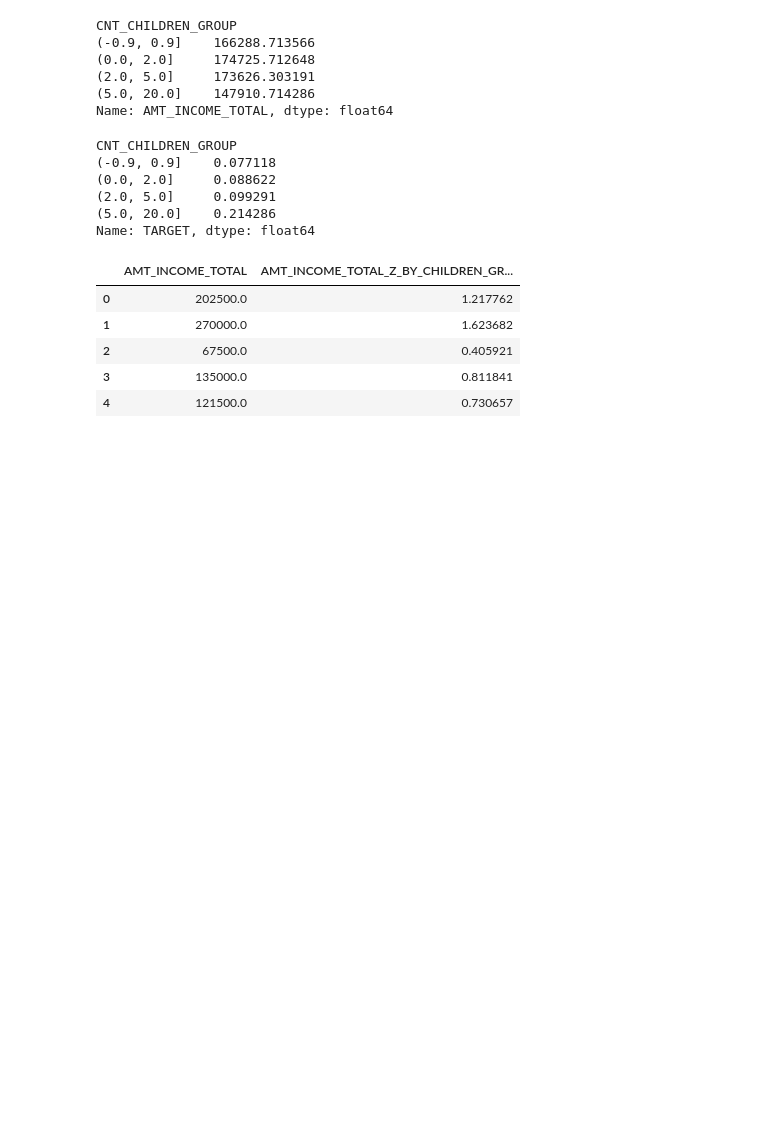
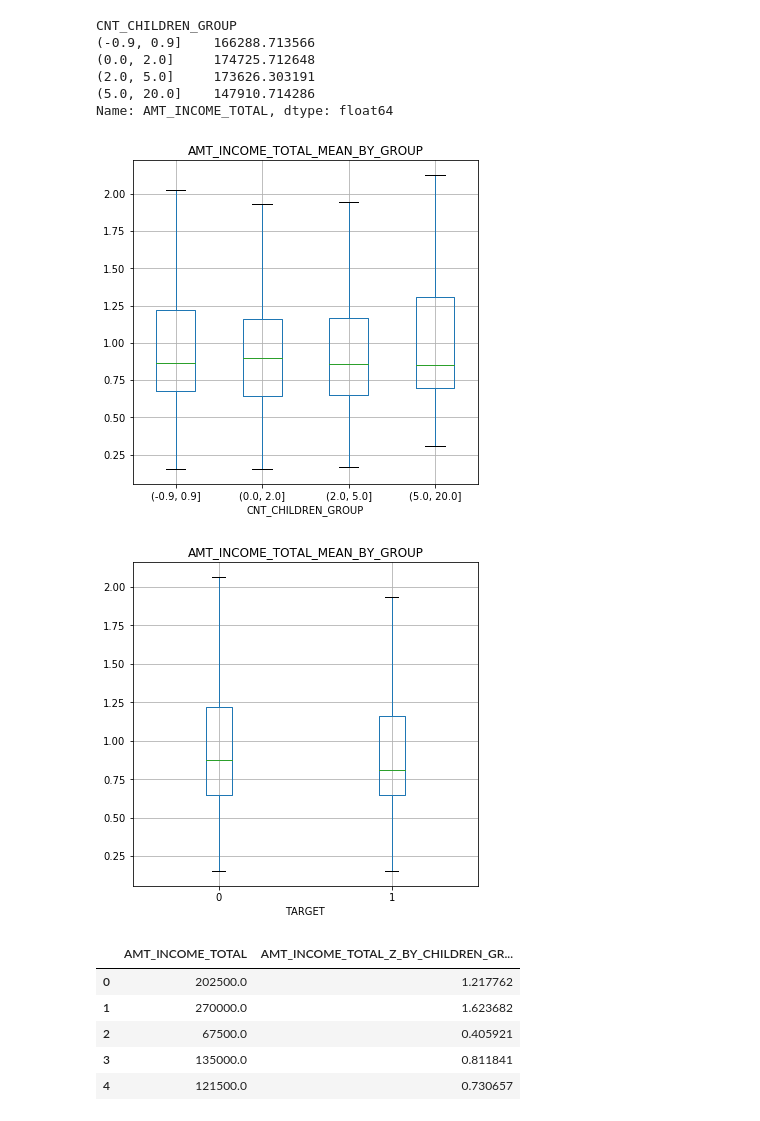
Before and after one commit to spiraleyeld/2nd-ML100Days, a Jupyter notebook: homework/Day_008_HW.ipynb, the cells around one changed output. Saved outputs shown, nothing was run; the diff lists cells and outputs as text; code cells hidden in the pictures; blank space fills up the shorter version.

```diff
--- a/homework/Day_008_HW.ipynb
+++ b/homework/Day_008_HW.ipynb
@@ -102,23 +102,28 @@ Name: AMT_INCOME_TOTAL, dtype: float64
 # %%
 #2-2
 """
 Your code here
 """
-plt_column = app_train["CNT_CHILDREN"]
+app_train['AMT_INCOME_TOTAL_MEAN_BY_GROUP'] = grouped_df.apply(lambda  x: x / x.mean() )
+
+plt_column = "AMT_INCOME_TOTAL_MEAN_BY_GROUP"
 plt_by = "CNT_CHILDREN_GROUP"
 
-app_train.boxplot(column=app_train["CNT_CHILDREN_GROUP"], by = plt_by, showfliers = False, figsize=(12,12))
-plt.suptitle('This is a test for try subTitle')
+
+
+app_train.boxplot(column=plt_column, by = plt_by, showfliers = False, figsize=(6,6))
+plt.suptitle('')
 plt.show()
+
+plt_column = "AMT_INCOME_TOTAL_MEAN_BY_GROUP"
+plt_by = "TARGET"
+
+app_train.boxplot(column=plt_column, by = plt_by, showfliers = False, figsize=(6,6))
+plt.suptitle('')
+plt.show()
+# %% [output]
+[figure, added]
+[figure, added]
-# %%
-app_train.groupby(['CNT_CHILDREN_GROUP'])['TARGET'].mean()
-# %% [output]
-CNT_CHILDREN_GROUP
-(-0.9, 0.9]    0.077118
-(0.0, 2.0]     0.088622
-(2.0, 5.0]     0.099291
-(5.0, 20.0]    0.214286
-Name: TARGET, dtype: float64
 # %%
 #3
 
```
Also changed, not shown: parts of 1 cell of this notebook.
